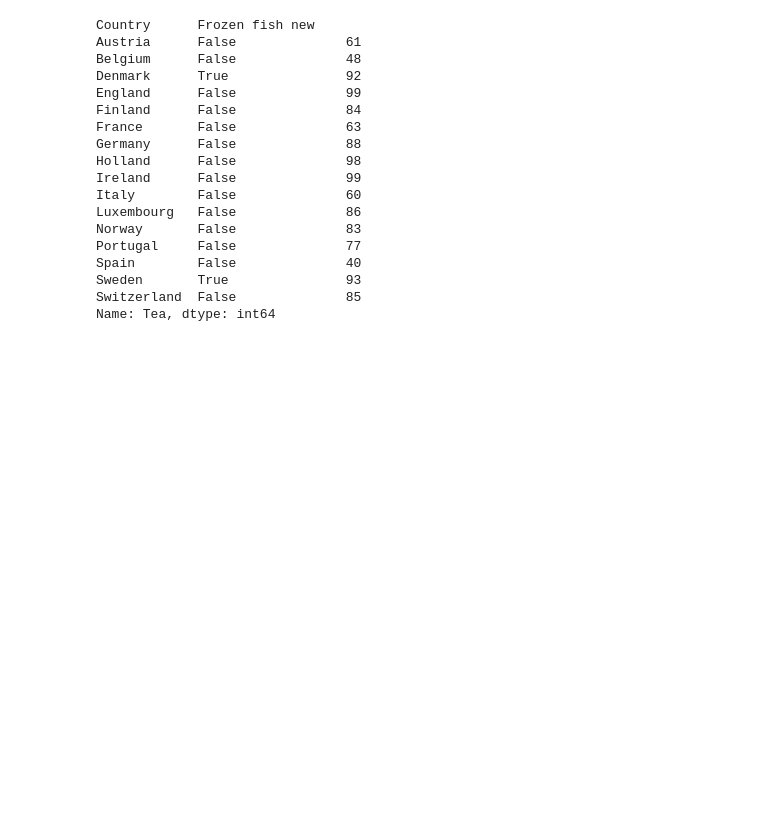
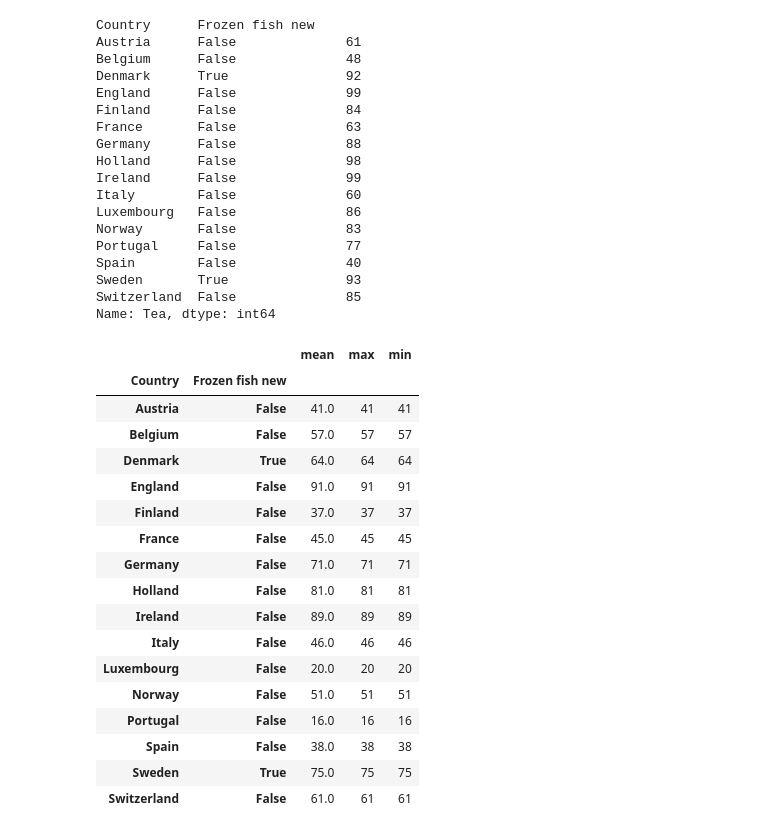
Before and after one commit to FairozAhmadSheikh/MLOps_bootcamp, a Jupyter notebook: python/dataManipulationAndAnalysis.ipynb, the cells around one changed output. Saved outputs shown, nothing was run; the diff lists cells and outputs as text; code cells hidden in the pictures; blank space fills up the shorter version.

Commit message:
grouby and aggregate done

```diff
--- a/python/dataManipulationAndAnalysis.ipynb
+++ b/python/dataManipulationAndAnalysis.ipynb
@@ -309,3 +309,27 @@ Spain        False              40
 Sweden       True               93
 Switzerland  False              85
 Name: Tea, dtype: int64
+# %%
+# Aggregate multiple querries
+
+grouped_agg=df2.groupby(['Country','Frozen fish new'])['Jam'].agg(['mean','max','min'])
+grouped_agg
+# %% [output]
+|  |  | mean | max | min |
+| Country | Frozen fish new |  |  |  |
+| Austria | False | 41.0 | 41 | 41 |
+| Belgium | False | 57.0 | 57 | 57 |
+| Denmark | True | 64.0 | 64 | 64 |
+| England | False | 91.0 | 91 | 91 |
+| Finland | False | 37.0 | 37 | 37 |
+| France | False | 45.0 | 45 | 45 |
+| Germany | False | 71.0 | 71 | 71 |
+| Holland | False | 81.0 | 81 | 81 |
+| Ireland | False | 89.0 | 89 | 89 |
+| Italy | False | 46.0 | 46 | 46 |
+| Luxembourg | False | 20.0 | 20 | 20 |
+| Norway | False | 51.0 | 51 | 51 |
+| Portugal | False | 16.0 | 16 | 16 |
+| Spain | False | 38.0 | 38 | 38 |
+| Sweden | True | 75.0 | 75 | 75 |
+| Switzerland | False | 61.0 | 61 | 61 |
```
